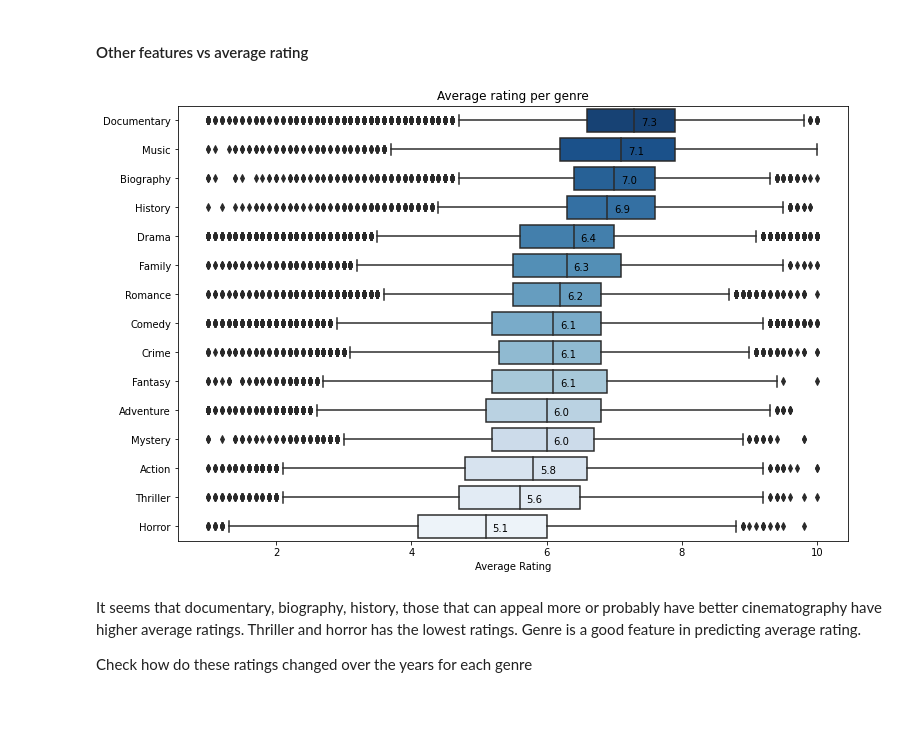
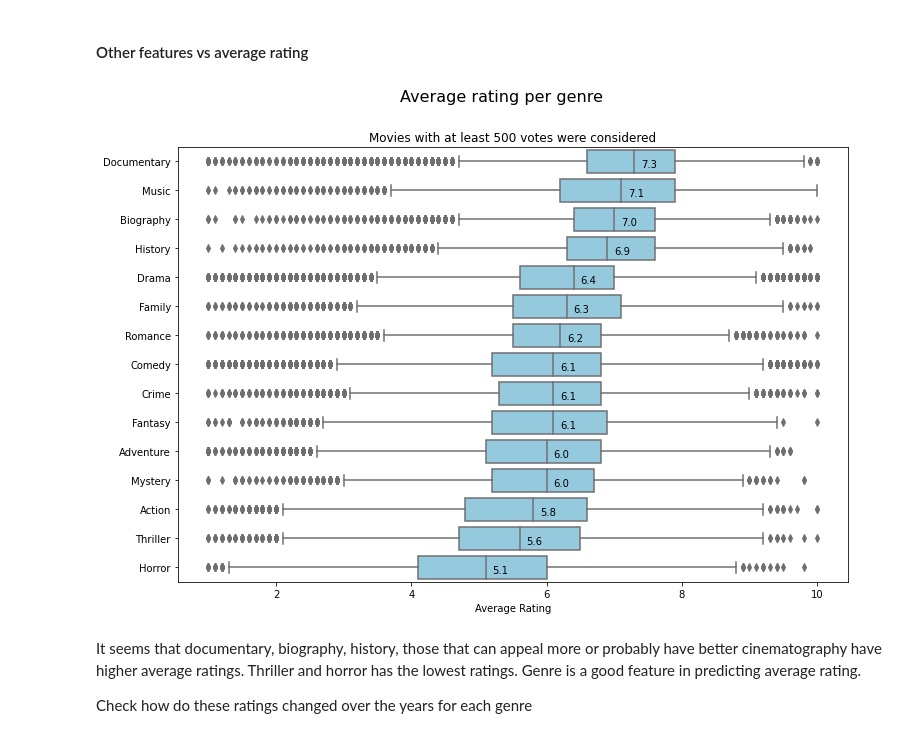
Before and after one commit to idellang/IMDB_movie_rating, a Jupyter notebook: 01_IMDB_initial_EDA_and_cleaning.ipynb, the cells around one changed output. Saved outputs shown, nothing was run; the diff lists cells and outputs as text; code cells hidden in the pictures; blank space fills up the shorter version.

```diff
--- a/01_IMDB_initial_EDA_and_cleaning.ipynb
+++ b/01_IMDB_initial_EDA_and_cleaning.ipynb
@@ -394,22 +395,23 @@ See the caveats in the documentation: https://pandas.pydata.org/pandas-docs/stab
 # %%
 # temporary data
 # before 2022 and with at least 500 votes
 temp_data =  separate_genres[(separate_genres['genres_list'] != 'none') & (separate_genres['startYear'] < 2022)]
 temp_genres =  temp_data.groupby('genres_list').agg('size').sort_values(ascending = False)[:15].index.values
 temp_data = temp_data[temp_data['genres_list'].isin(temp_genres)]
 
 plt.figure(figsize=(12,8))
 genre_rating_median = temp_data.groupby('genres_list')['averageRating'].median().sort_values(ascending = False)
 order = genre_rating_median.index.values
-ax = sns.boxplot(data = temp_data, y = 'genres_list', x = 'averageRating', order = order, palette='Blues_r')
-ax.set_title('Average rating per genre')
+ax = sns.boxplot(data = temp_data, y = 'genres_list', x = 'averageRating', order = order, color='skyblue')
+plt.suptitle('Average rating per genre', fontsize = 16)
+plt.title('Movies with at least 500 votes were considered')
 ax.set_ylabel('')
 ax.set_xlabel('Average Rating')
 
 for i, rating in enumerate(genre_rating_median):
     plt.text(rating + .1, i +.2, rating)
 # %% [output]
-[figure, old version]
+[figure, new version]
 # %% [markdown]
 It seems that documentary, biography, history, those that can appeal more or probably have better cinematography have higher average ratings. Thriller and horror has the lowest ratings. Genre is a good feature in predicting average rating.
 
```
Also changed, not shown: parts of 14 cells of this notebook, 2 other files.
